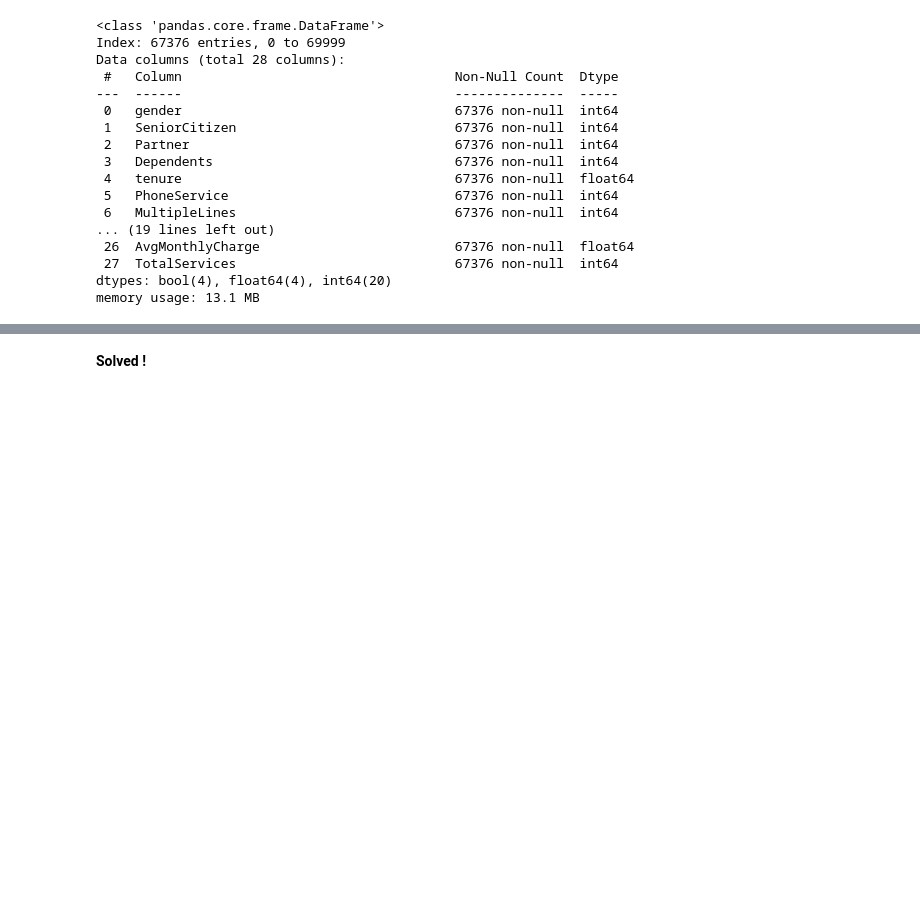
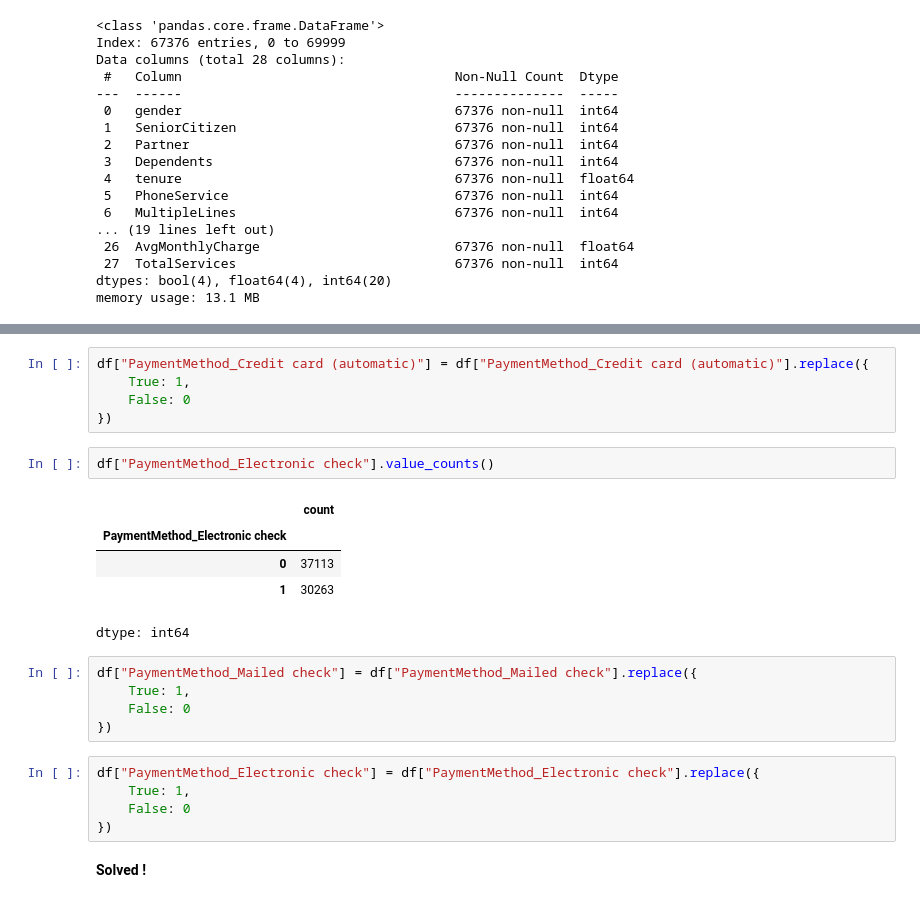
Before and after one commit to linda-bsharat/telco-customer-churn-prediction, a Jupyter notebook: notebooks/01_data_cleaning_and_eda.ipynb, the cells around one changed output, grey strips where cells are left out. Saved outputs shown, nothing was run; the diff lists cells and outputs as text; blank space fills up the shorter version.

```diff
--- a/notebooks/01_data_cleaning_and_eda.ipynb
+++ b/notebooks/01_data_cleaning_and_eda.ipynb
@@ -1007,3 +1020,26 @@ memory usage: 13.1 MB
+# %%
+df["PaymentMethod_Credit card (automatic)"] = df["PaymentMethod_Credit card (automatic)"].replace({
+    True: 1,
+    False: 0
+})
+# %%
+df["PaymentMethod_Electronic check"].value_counts()
+# %% [output]
+|  | count |
+| PaymentMethod_Electronic check |  |
+| 0 | 37113 |
+| 1 | 30263 |
+dtype: int64
+# %%
+df["PaymentMethod_Mailed check"] = df["PaymentMethod_Mailed check"].replace({
+    True: 1,
+    False: 0
+})
+# %%
+df["PaymentMethod_Electronic check"] = df["PaymentMethod_Electronic check"].replace({
+    True: 1,
+    False: 0
+})
 # %% [markdown]
 **Solved !**
 # %%
```
Also changed, not shown: parts of 2 cells of this notebook.
